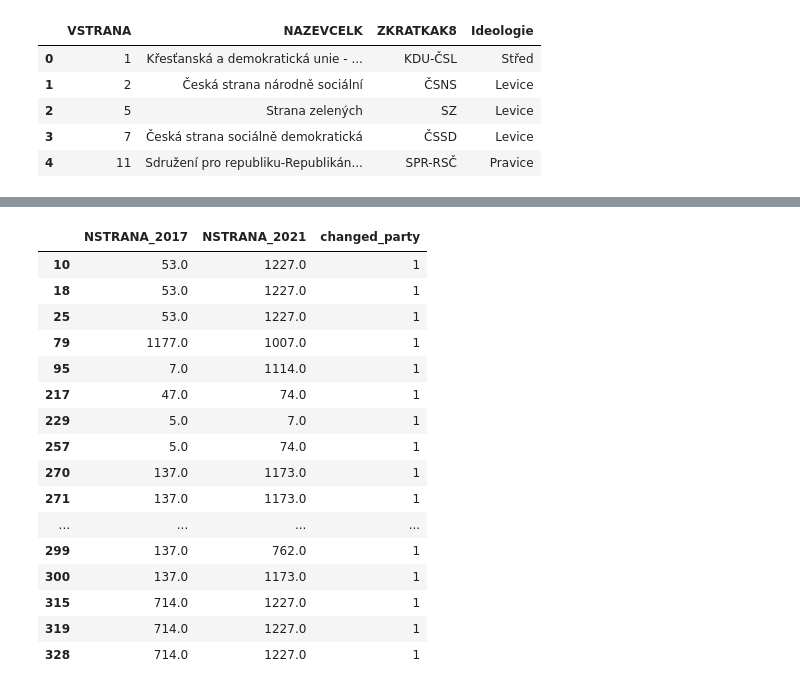
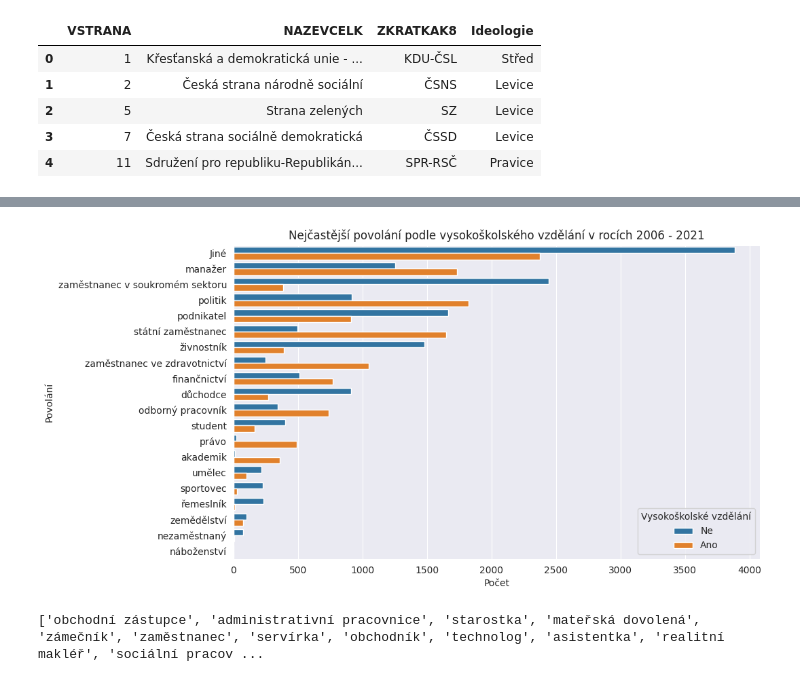
Before and after one commit to rmnskb/cz-elections, a Jupyter notebook: cz_elections_analysis.ipynb, the cells around one changed output, grey strips where cells are left out. Cells and saved outputs as stored; diff of their text form; code cells hidden in the pictures.

```diff
--- a/cz_elections_analysis.ipynb
+++ b/cz_elections_analysis.ipynb
@@ -238,23 +317,12 @@ snem_17_21.head()
-# %%
-# TODO: check if the candidate changed the party throughout the years
-snem_17_21["changed_party"] = np.where((snem_17_21["NSTRANA_2017"] != snem_17_21["NSTRANA_2021"]) & (snem_17_21["NSTRANA_2017"].notnull() & snem_17_21["NSTRANA_2021"].notnull()), 1, 0)
-
-snem_17_21[snem_17_21["changed_party"] == 1][["NSTRANA_2017", "NSTRANA_2021", "changed_party"]].head(20)
-# %% [output]
-|  | NSTRANA_2017 | NSTRANA_2021 | changed_party |
-| 10 | 53.0 | 1227.0 | 1 |
-| 18 | 53.0 | 1227.0 | 1 |
-| 25 | 53.0 | 1227.0 | 1 |
-| 79 | 1177.0 | 1007.0 | 1 |
-| 95 | 7.0 | 1114.0 | 1 |
-| 217 | 47.0 | 74.0 | 1 |
-| 229 | 5.0 | 7.0 | 1 |
-| 257 | 5.0 | 74.0 | 1 |
-| 270 | 137.0 | 1173.0 | 1 |
-| 271 | 137.0 | 1173.0 | 1 |
-| ... | ... | ... | ... |
-| 299 | 137.0 | 762.0 | 1 |
-| 300 | 137.0 | 1173.0 | 1 |
-| 315 | 714.0 | 1227.0 | 1 |
-| 319 | 714.0 | 1227.0 | 1 |
-| 328 | 714.0 | 1227.0 | 1 |
+# %%
+g = sns.countplot(
+    data=snem_long, y="obor", hue="vs_vzdelani",
+    order=snem_long.obor.value_counts().index
+)
+plt.title("Nejčastější povolání podle vysokoškolského vzdělání v rocích 2006 - 2021")
+plt.xlabel("Počet")
+plt.ylabel("Povolání")
+plt.legend(title="Vysokoškolské vzdělání",
+           labels=["Ne", "Ano"]);
+# %% [output]
+[figure, added]
@@ -260,0 +334,4 @@ snem_17_21[snem_17_21["changed_party"] == 1][["NSTRANA_2017", "NSTRANA_2021", "c
+# %%
+print(snem[snem["obor"] == "Jiné"]["POVOLANI"].value_counts().index[:100].to_list())
+# %% [output]
+['obchodní zástupce', 'administrativní pracovnice', 'starostka', 'mateřská dovolená', 'zámečník', 'zaměstnanec', 'servírka', 'obchodník', 'technolog', 'asistentka', 'realitní makléř', 'sociální pracov ...
```
Also changed, not shown: parts of 21 cells of this notebook.
